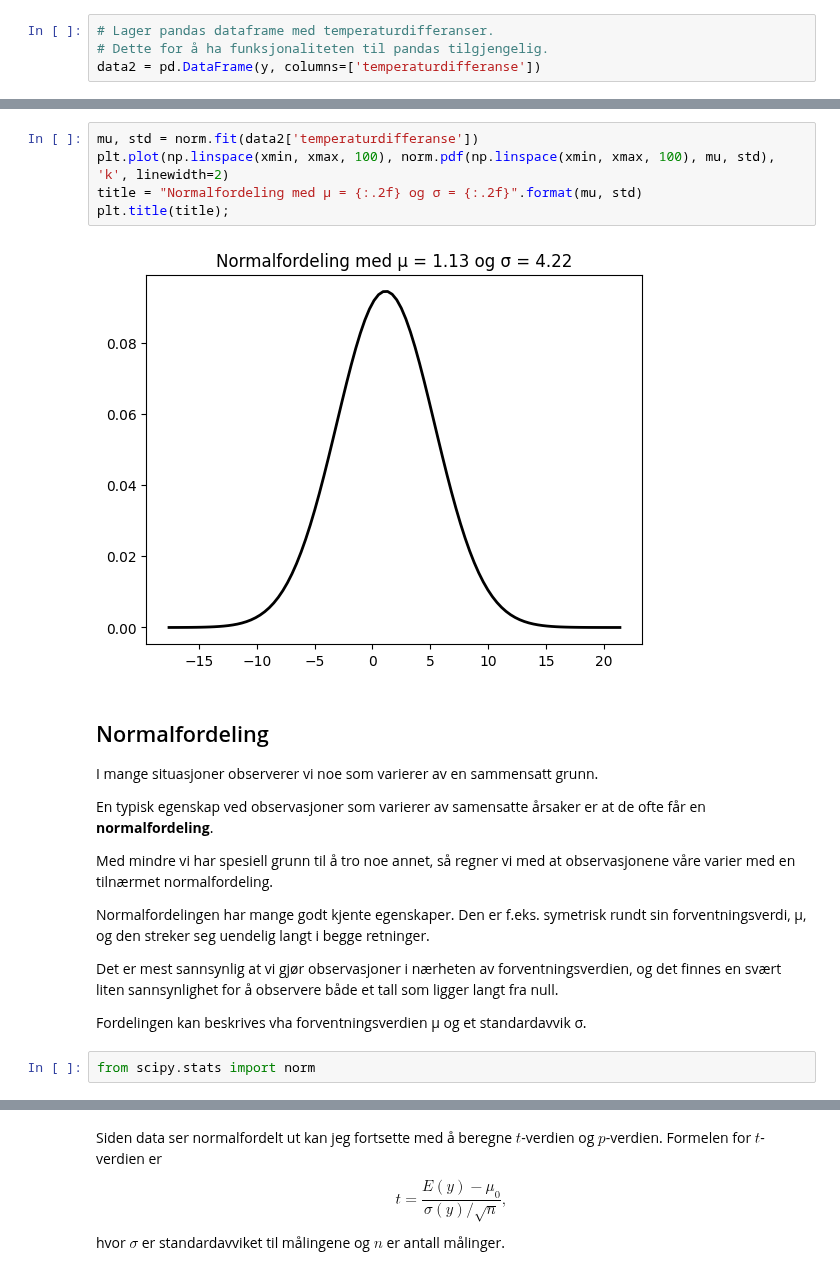
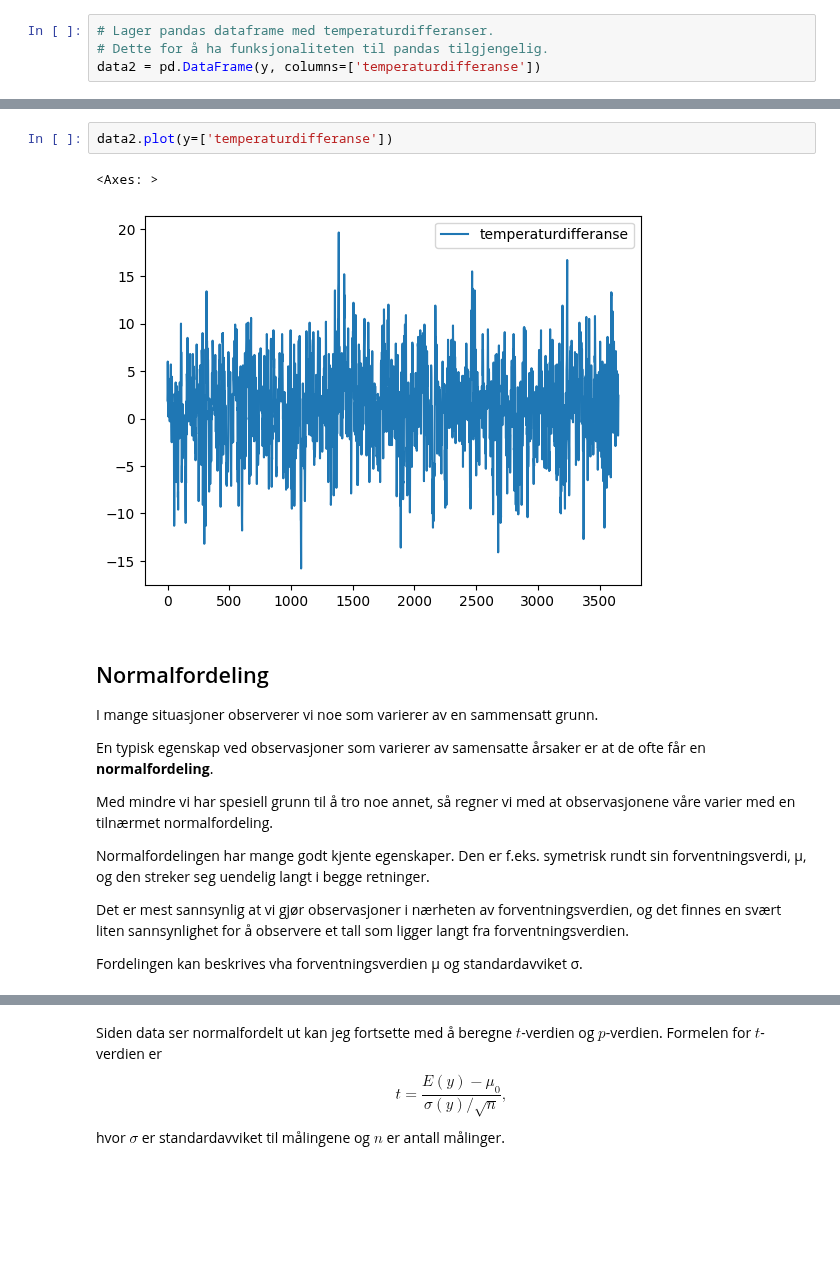
Before and after one commit to mbr085/V25MAT102, a Jupyter notebook: notebooks/uke12/hypotesetest.ipynb, the cells around one changed output, grey strips where cells are left out. Cells and saved outputs as stored; diff of their text form; blank space fills up the shorter version.

```diff
--- a/notebooks/uke12/hypotesetest.ipynb
+++ b/notebooks/uke12/hypotesetest.ipynb
@@ -89,10 +88,8 @@ xmin, xmax = plt.xlim()
-# %%
-mu, std = norm.fit(data2['temperaturdifferanse'])
-plt.plot(np.linspace(xmin, xmax, 100), norm.pdf(np.linspace(xmin, xmax, 100), mu, std), 'k', linewidth=2)
-title = "Normalfordeling med μ = {:.2f} og σ = {:.2f}".format(mu, std)
-plt.title(title);
-# %% [output]
-[figure, removed]
+# %%
+data2.plot(y=['temperaturdifferanse'])
+# %% [output]
+<Axes: >
+[figure, added]
 # %% [markdown]
 ## Normalfordeling
 
@@ -108,8 +105,6 @@ egenskaper. Den er f.eks. symetrisk rundt sin forventningsverdi, μ, og den stre
 i begge retninger.
 
 Det er mest sannsynlig at vi gjør observasjoner i nærheten av forventningsverdien,
-og det finnes en svært liten sannsynlighet for å observere både et tall som ligger langt fra null.
+og det finnes en svært liten sannsynlighet for å observere et tall som ligger langt fra forventningsverdien.
 
-Fordelingen kan beskrives vha forventningsverdien μ og et standardavvik σ.
+Fordelingen kan beskrives vha forventningsverdien μ og standardavviket σ.
-# %%
-from scipy.stats import norm
```
Also changed, not shown: parts of 19 cells of this notebook.
